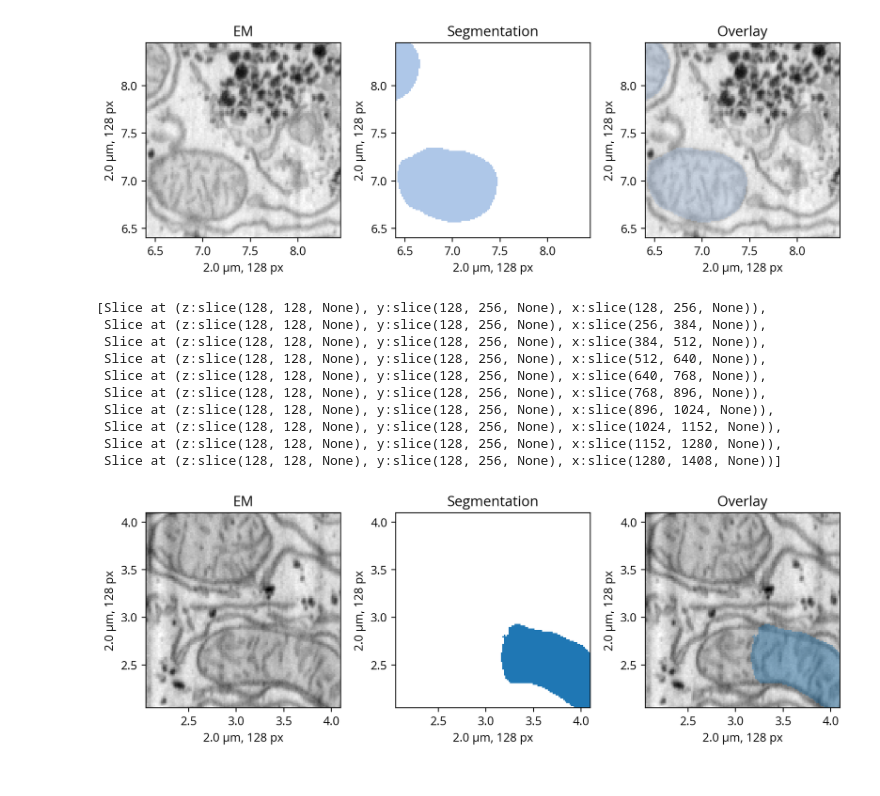
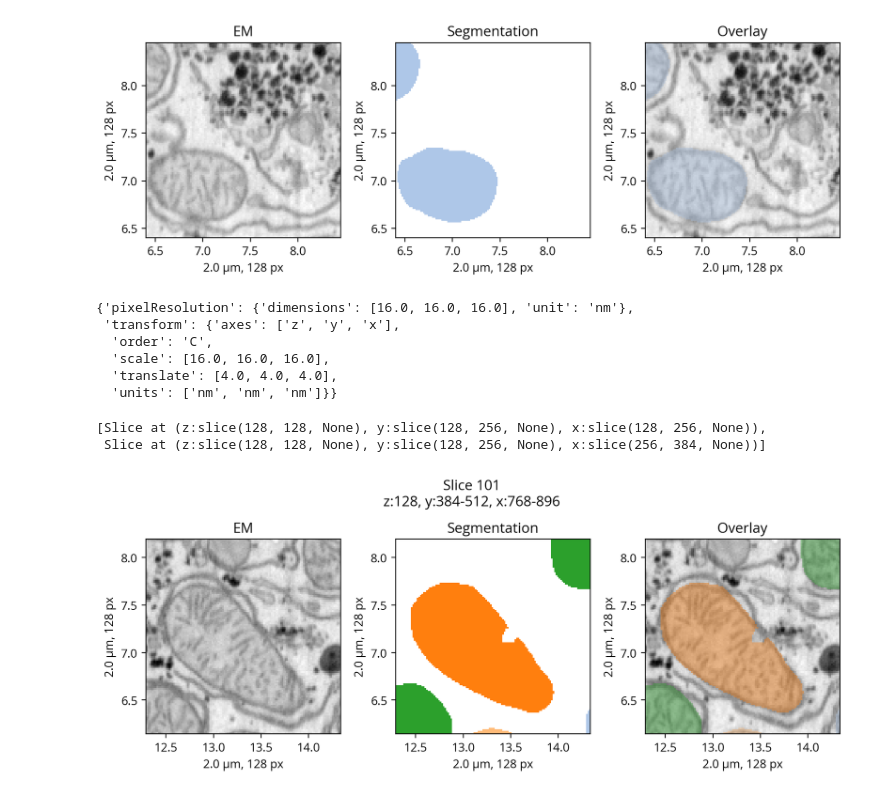
Before and after one commit to trngt/coding-tasks, a Jupyter notebook: task2/Explore_Mito_Data.ipynb, the cells around one changed output. Saved outputs shown, nothing was run; the diff lists cells and outputs as text; code cells hidden in the pictures.

```diff
--- a/task2/Explore_Mito_Data.ipynb
+++ b/task2/Explore_Mito_Data.ipynb
@@ -64,6 +64,15 @@ z_index_to_plot = 420
 vis.plot_segmentation_example(slc, z_index=z_index_to_plot)
 # %% [output]
 [figure]
+# %%
+data_manager.em_data.data.attrs
+# %% [output]
+{'pixelResolution': {'dimensions': [16.0, 16.0, 16.0], 'unit': 'nm'},
+ 'transform': {'axes': ['z', 'y', 'x'],
+  'order': 'C',
+  'scale': [16.0, 16.0, 16.0],
+  'translate': [4.0, 4.0, 4.0],
+  'units': ['nm', 'nm', 'nm']}}
 # %%
 # 128 patch sizes divisible by 16 (8 patches for DINOv3).
 # Also 128 pixels (@16 nm voxels for s1) ~ 2 microns
@@ -85,27 +95,20 @@ slicer = SliceGenerator(data_manager, patch_size, z_step, 128)
 # %%
 slices = slicer.generate()
 # %%
-slices[0:10]
+slices[0:2]
 # %% [output]
 [Slice at (z:slice(128, 128, None), y:slice(128, 256, None), x:slice(128, 256, None)),
- Slice at (z:slice(128, 128, None), y:slice(128, 256, None), x:slice(256, 384, None)),
- Slice at (z:slice(128, 128, None), y:slice(128, 256, None), x:slice(384, 512, None)),
- Slice at (z:slice(128, 128, None), y:slice(128, 256, None), x:slice(512, 640, None)),
- Slice at (z:slice(128, 128, None), y:slice(128, 256, None), x:slice(640, 768, None)),
- Slice at (z:slice(128, 128, None), y:slice(128, 256, None), x:slice(768, 896, None)),
- Slice at (z:slice(128, 128, None), y:slice(128, 256, None), x:slice(896, 1024, None)),
- Slice at (z:slice(128, 128, None), y:slice(128, 256, None), x:slice(1024, 1152, None)),
- Slice at (z:slice(128, 128, None), y:slice(128, 256, None), x:slice(1152, 1280, None)),
- Slice at (z:slice(128, 128, None), y:slice(128, 256, None), x:slice(1280, 1408, None))]
+ Slice at (z:slice(128, 128, None), y:slice(128, 256, None), x:slice(256, 384, None))]
 # %%
 from src.slice import Slice3D
 
-# Define a region of interest
-slc = slices[0]
+slice_index = 101
+slc = slices[slice_index]
 
 z_index_to_plot = slc.z.start
 
 # 2D plot — pick any z index within the slice bounds
-vis.plot_segmentation_example(slc, z_index=z_index_to_plot)
+vis.plot_segmentation_example(slc, z_index=z_index_to_plot, title=f"Slice {slice_index}\n"
+    f"z:{slc.z.start}, y:{slc.y.start}-{slc.y.stop}, x:{slc.x.start}-{slc.x.stop}")
 # %% [output]
-[figure, old version]
+[figure, new version]
```
Also changed, not shown: parts of 1 cell of this notebook, 2 other files.
